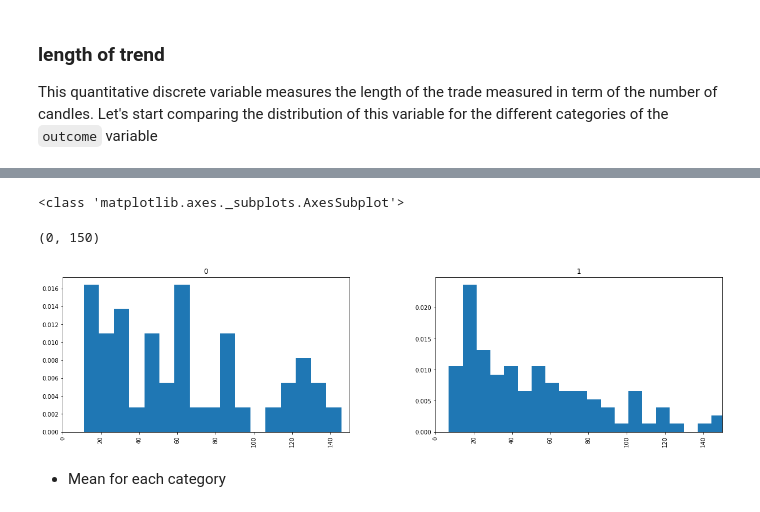
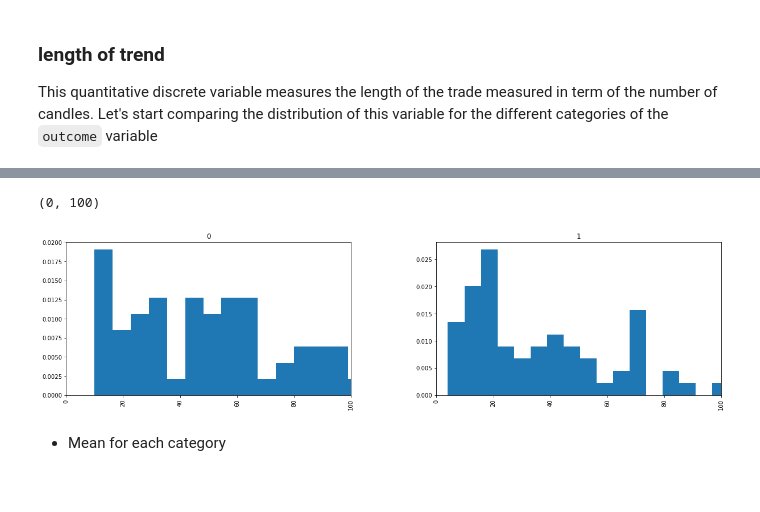
Before and after one commit to FOREXfunguru/FOREX, a Jupyter notebook: notebooks/Binary_classifier_using_ML.ipynb, the cells around one changed output, grey strips where cells are left out. Saved outputs shown, nothing was run; the diff lists cells and outputs as text; code cells hidden in the pictures.

```diff
--- a/notebooks/Binary_classifier_using_ML.ipynb
+++ b/notebooks/Binary_classifier_using_ML.ipynb
@@ -403,12 +403,11 @@ ax = sns.boxplot(x=outcome_lab, y="length of trend", data=contDF)
 # %%
-axList=contDF['length of trend'].hist(by=contDF[outcome_lab],figsize=(20,5),bins=40,normed=True)
-print(type(axList[0]))
-axList[0].set_xlim((0,150))
-axList[1].set_xlim((0,150))
+axList=contDF['length of trend'].hist(by=contDF[outcome_lab],figsize=(20,5),bins=50,normed=True)
+
+axList[0].set_xlim((0,100))
+axList[1].set_xlim((0,100))
 # %% [output]
-<class 'matplotlib.axes._subplots.AxesSubplot'>
+(0, 100)
-(0, 150)
-[figure, old version]
+[figure, new version]
 # %% [markdown]
 * Mean for each category
 # %%
```
Also changed, not shown: parts of 74 cells of this notebook, 1 other file.
